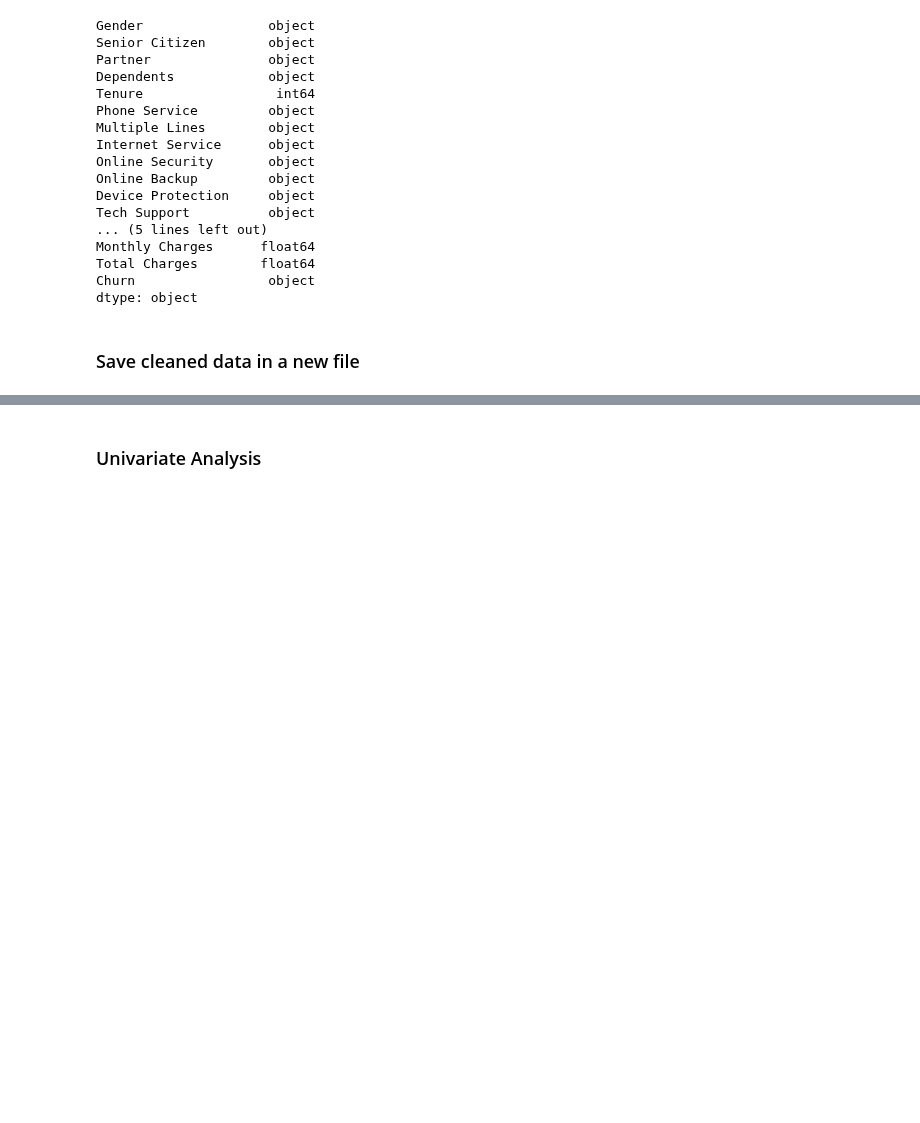
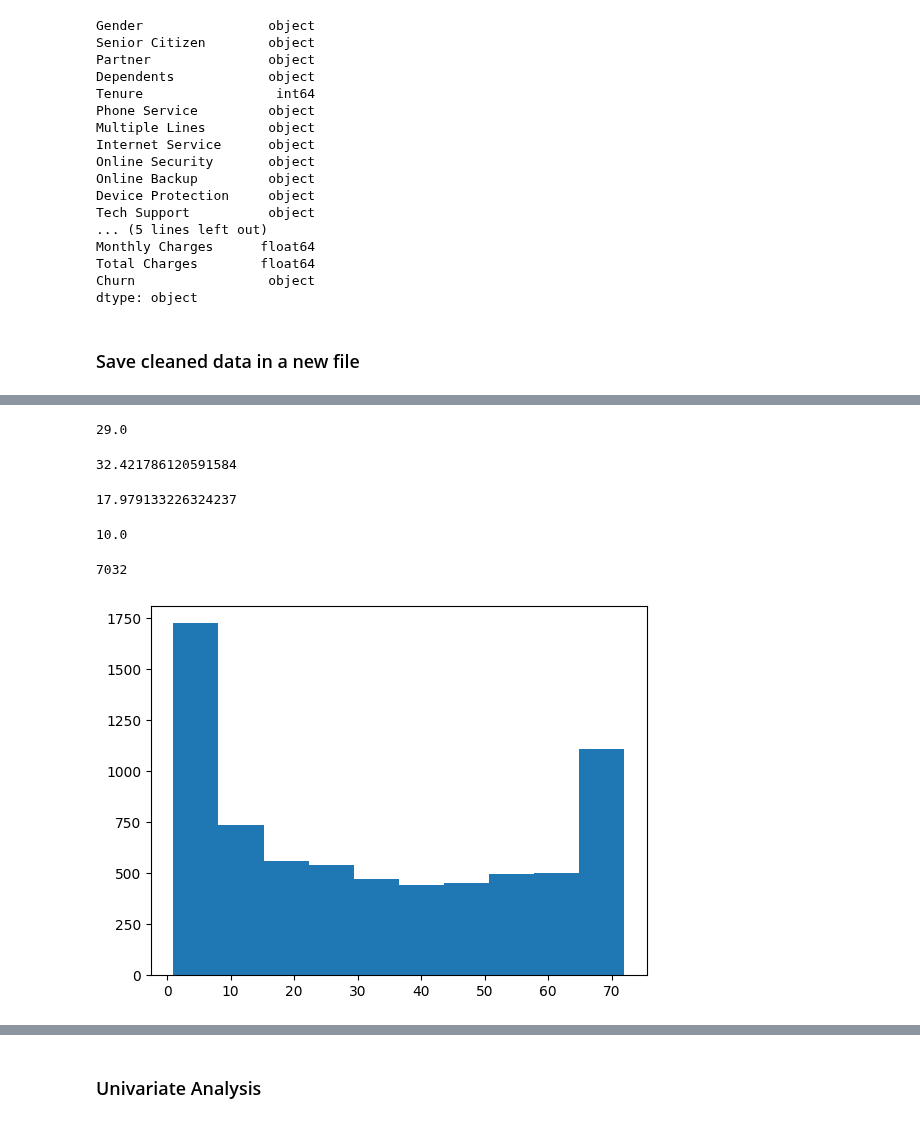
Before and after one commit to CassiaNascimento/Customer_Churn_Prediction, a Jupyter notebook: notebooks/EDA.ipynb, the cells around one changed output, grey strips where cells are left out. Cells and saved outputs as stored; diff of their text form; code cells hidden in the pictures; blank space fills up the shorter version.

```diff
--- a/notebooks/EDA.ipynb
+++ b/notebooks/EDA.ipynb
@@ -7,7 +7,7 @@ import seaborn as sns
 # %% [markdown]
 #### Loading the data
 # %%
-df=pd.read_csv('WA_Fn-UseC_-Telco-Customer-Churn.csv') # IBM sample data available at https://www.kaggle.com/datasets/blastchar/telco-customer-churn/data
+df=pd.read_csv('../data/raw/WA_Fn-UseC_-Telco-Customer-Churn.csv') # IBM sample data available at https://www.kaggle.com/datasets/blastchar/telco-customer-churn/data
 # %% [markdown]
 #### Checking data types, number of columns and stats
 # %%
@@ -189,0 +205,24 @@ df.to_csv('cleaned_data.csv',index=False)
+# %%
+df["Tenure"].median()
+# %% [output]
+29.0
+# %%
+df["Tenure"].mean()
+# %% [output]
+32.421786120591584
+# %%
+df[df["Churn"]=="Yes"]["Tenure"].mean()
+# %% [output]
+17.979133226324237
+# %%
+df[df["Churn"]=="Yes"]["Tenure"].median()
+# %% [output]
+10.0
+# %%
+len(df["Tenure"])
+# %% [output]
+7032
+# %%
+plt.hist(df["Tenure"]);
+# %% [output]
+[figure, added]
```
Also changed, not shown: parts of 16 cells of this notebook, 4 other files.
